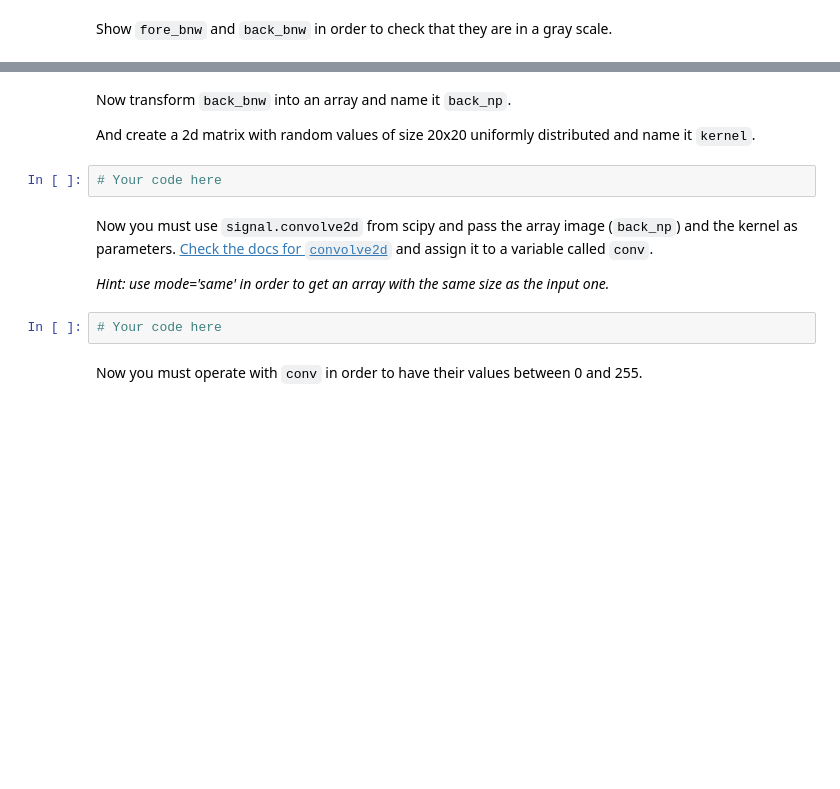
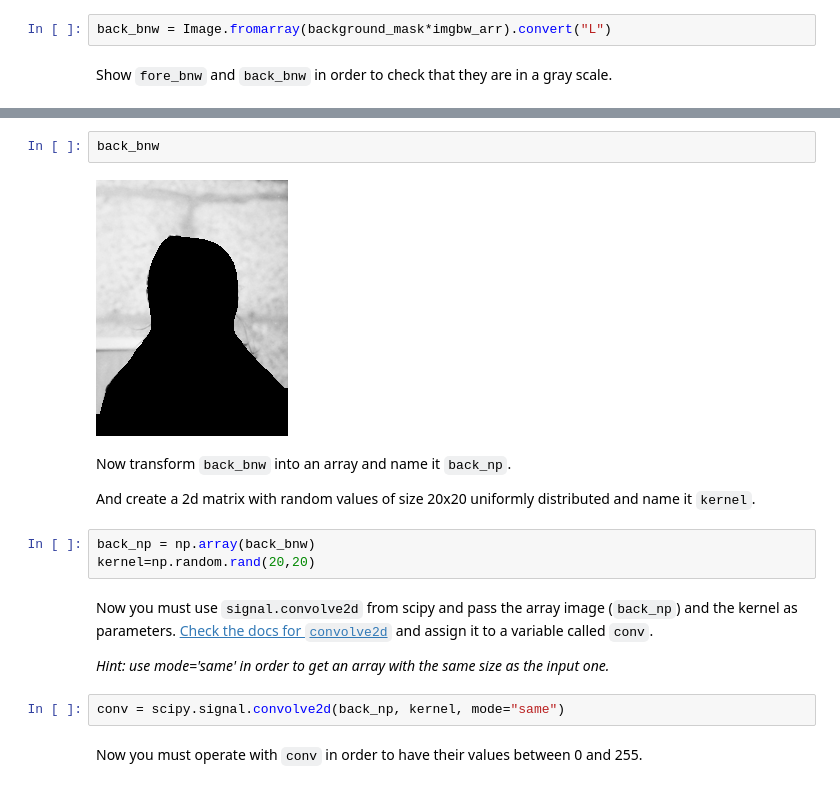
Before and after one commit to adrianacoca/lab-image-segmentation, a Jupyter notebook: main.ipynb, the cells around one changed output, grey strips where cells are left out. Drawn from its saved outputs; the diff is of its cells as text; blank space fills up the shorter version.

```diff
--- a/main.ipynb
+++ b/main.ipynb
@@ -131,2 +135,4 @@ Transform `foreground` and `background`, now they are arrays, to an image and co
+# %%
+back_bnw = Image.fromarray(background_mask*imgbw_arr).convert("L")
 # %% [markdown]
 Show `fore_bnw` and `back_bnw` in order to check that they are in a gray scale.
@@ -135,14 +143,19 @@ Show `fore_bnw` and `back_bnw` in order to check that they are in a gray scale.
+# %%
+back_bnw
+# %% [output]
+[figure, added]
 # %% [markdown]
 Now transform `back_bnw` into an array and name it `back_np`.
 
 And create a 2d matrix with random values of size 20x20 uniformly distributed and name it `kernel`.
-# %%
-# Your code here
+# %%
+back_np = np.array(back_bnw)
+kernel=np.random.rand(20,20)
 # %% [markdown]
 Now you must use `signal.convolve2d` from scipy and pass the array image (`back_np`) and the kernel as parameters. [Check the docs for `convolve2d`](https://docs.scipy.org/doc/scipy/reference/generated/scipy.signal.convolve2d.html) and assign it to a variable called `conv`.
 
 *Hint: use mode='same' in order to get an array with the same size as the input one.*
-# %%
-# Your code here
+# %%
+conv = scipy.signal.convolve2d(back_np, kernel, mode="same")
 # %% [markdown]
 Now you must operate with `conv` in order to have their values between 0 and 255.
```
Also changed, not shown: parts of 14 cells of this notebook.
